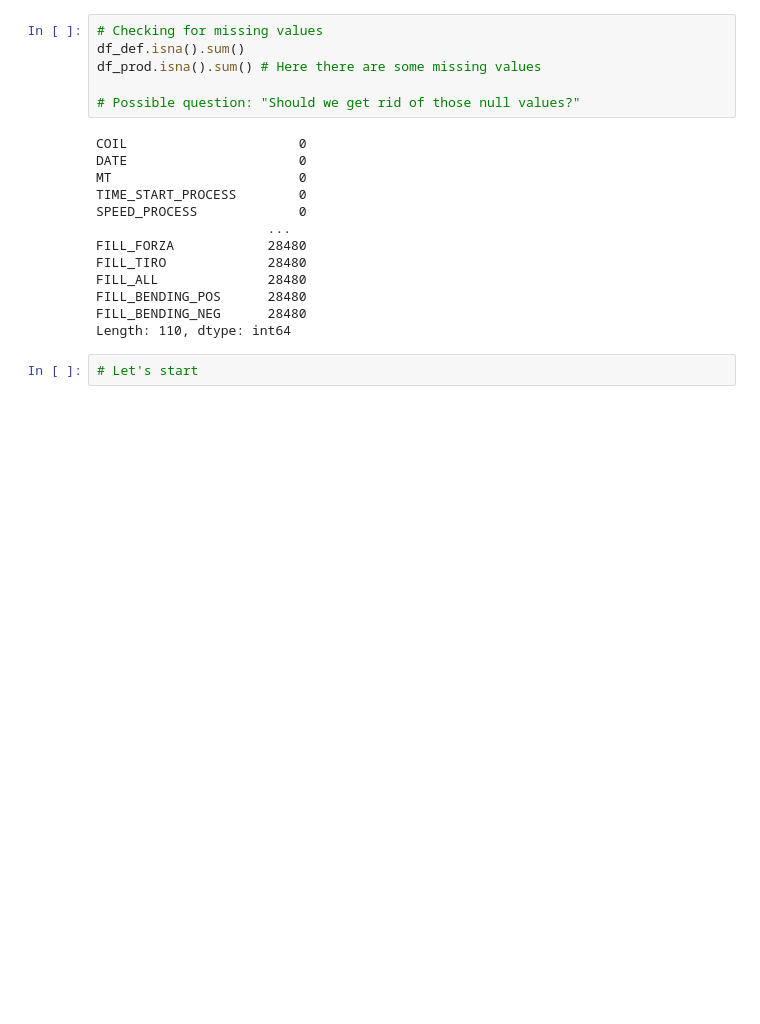
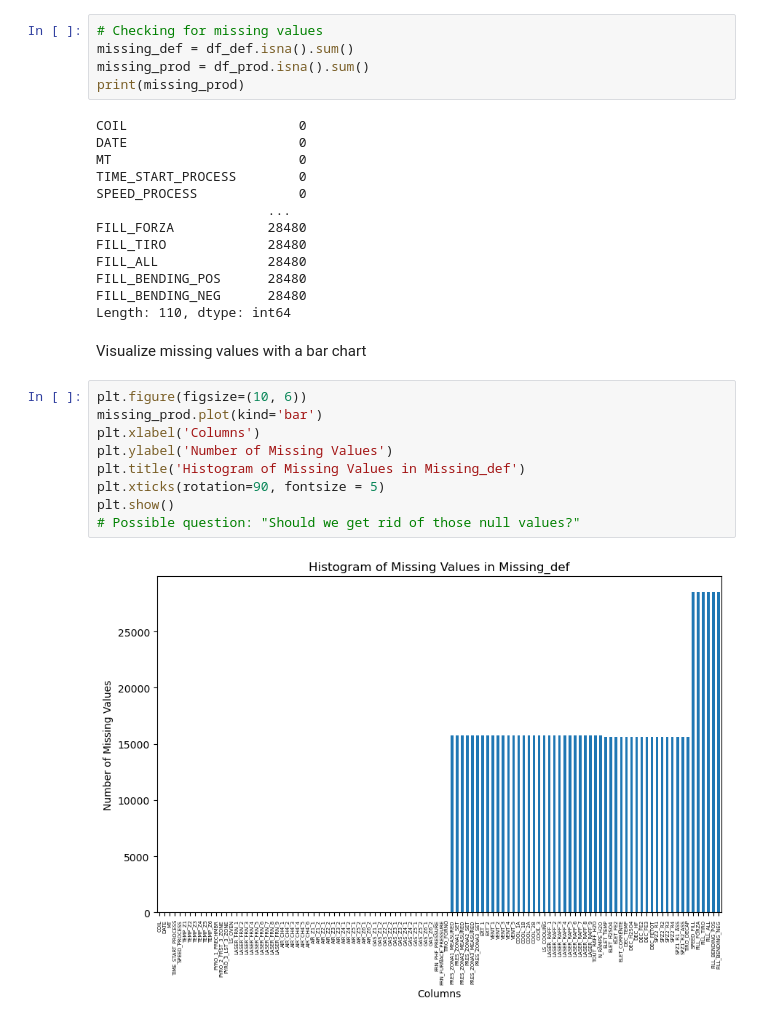
Before and after one commit to simoneassirelli/Machine-Learning-Fieldwork---G3, a Jupyter notebook: code.ipynb, the cells around one changed output. Cells and saved outputs as stored; diff of their text form; blank space fills up the shorter version.

```diff
--- a/code.ipynb
+++ b/code.ipynb
@@ -44,10 +47,9 @@ print(prod_columns) # around 110 features!
 ['COIL', 'DATE', 'MT', 'TIME_START_PROCESS', 'SPEED_PROCESS', 'TEMP_Z1', 'TEMP_Z2', 'TEMP_Z3', 'TEMP_Z4', 'TEMP_Z5', 'TEMP_Z6', 'PYRO_1_PRECHMBR', 'PYRO_2_FRST_3_ZONE', 'PYRO_3_LST_3_ZONE', 'LS_OVEN', ...
 # %%
 # Checking for missing values
-df_def.isna().sum()
-df_prod.isna().sum() # Here there are some missing values
-
-# Possible question: "Should we get rid of those null values?"
+missing_def = df_def.isna().sum()
+missing_prod = df_prod.isna().sum()
+print(missing_prod)
 # %% [output]
 COIL                      0
 DATE                      0
@@ -61,5 +63,16 @@ FILL_ALL              28480
 FILL_BENDING_POS      28480
 FILL_BENDING_NEG      28480
 Length: 110, dtype: int64
-# %%
-# Let's start
+# %% [markdown]
+Visualize missing values with a bar chart
+# %%
+plt.figure(figsize=(10, 6))
+missing_prod.plot(kind='bar')
+plt.xlabel('Columns')
+plt.ylabel('Number of Missing Values')
+plt.title('Histogram of Missing Values in Missing_def')
+plt.xticks(rotation=90, fontsize = 5)
+plt.show()
+# Possible question: "Should we get rid of those null values?"
+# %% [output]
+[figure, added]
```
Also changed, not shown: parts of 1 cell of this notebook.
